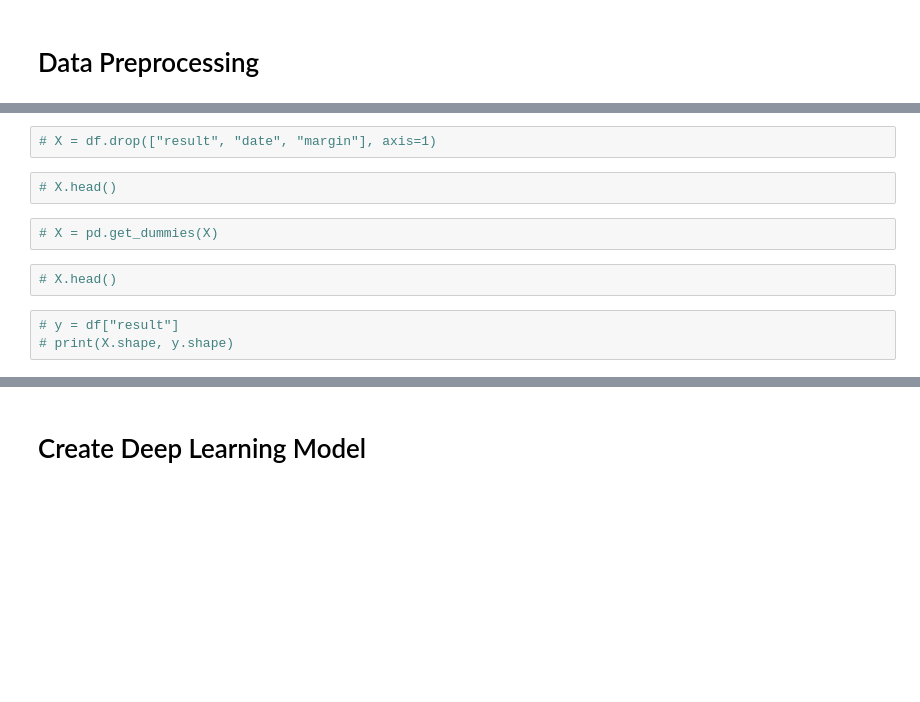
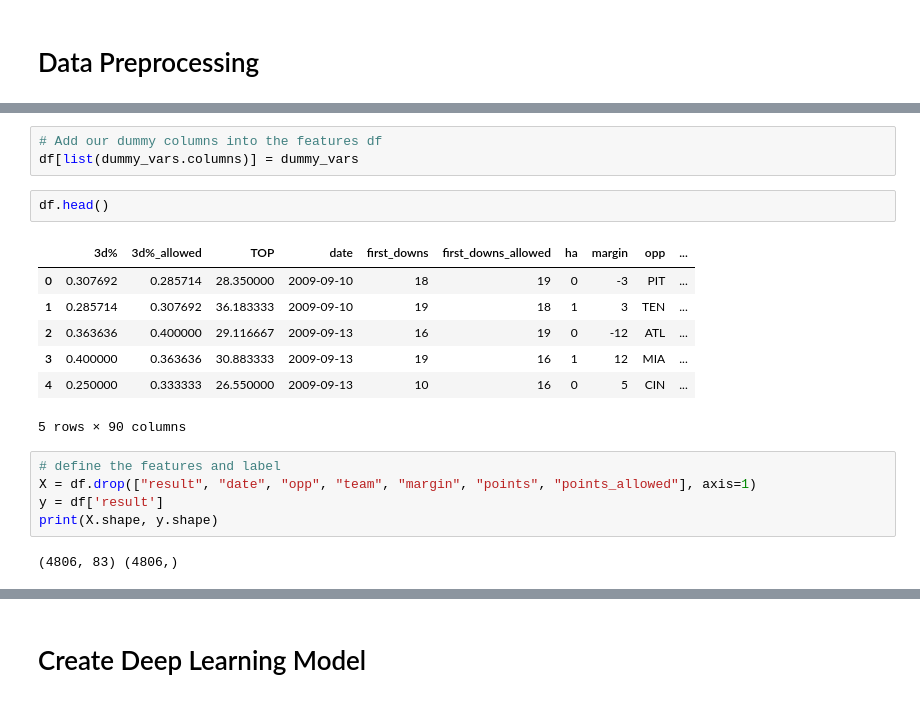
Before and after one commit to mynameisjohnn/nfl_dashboard, a Jupyter notebook: deep_neural_network.ipynb, the cells around one changed output, grey strips where cells are left out. Cells and saved outputs as stored; diff of their text form; blank space fills up the shorter version.

```diff
--- a/deep_neural_network.ipynb
+++ b/deep_neural_network.ipynb
@@ -141,11 +76,20 @@ y_test = test_df["result"]
+# %%
+# Add our dummy columns into the features df
+df[list(dummy_vars.columns)] = dummy_vars
+# %%
+df.head()
+# %% [output]
+|  | 3d% | 3d%_allowed | TOP | date | first_downs | first_downs_allowed | ha | margin | opp | ... |
+| 0 | 0.307692 | 0.285714 | 28.350000 | 2009-09-10 | 18 | 19 | 0 | -3 | PIT | ... |
+| 1 | 0.285714 | 0.307692 | 36.183333 | 2009-09-10 | 19 | 18 | 1 | 3 | TEN | ... |
+| 2 | 0.363636 | 0.400000 | 29.116667 | 2009-09-13 | 16 | 19 | 0 | -12 | ATL | ... |
+| 3 | 0.400000 | 0.363636 | 30.883333 | 2009-09-13 | 19 | 16 | 1 | 12 | MIA | ... |
+| 4 | 0.250000 | 0.333333 | 26.550000 | 2009-09-13 | 10 | 16 | 0 | 5 | CIN | ... |
+5 rows × 90 columns
 # %%
-# X = df.drop(["result", "date", "margin"], axis=1)
+# define the features and label
+X = df.drop(["result", "date", "opp", "team", "margin", "points", "points_allowed"], axis=1)
+y = df['result']
+print(X.shape, y.shape)
+# %% [output]
+(4806, 83) (4806,)
-# %%
-# X.head()
-# %%
-# X = pd.get_dummies(X)
-# %%
-# X.head()
-# %%
-# y = df["result"]
-# print(X.shape, y.shape)
```
Also changed, not shown: parts of 38 cells of this notebook, 3 other files.
